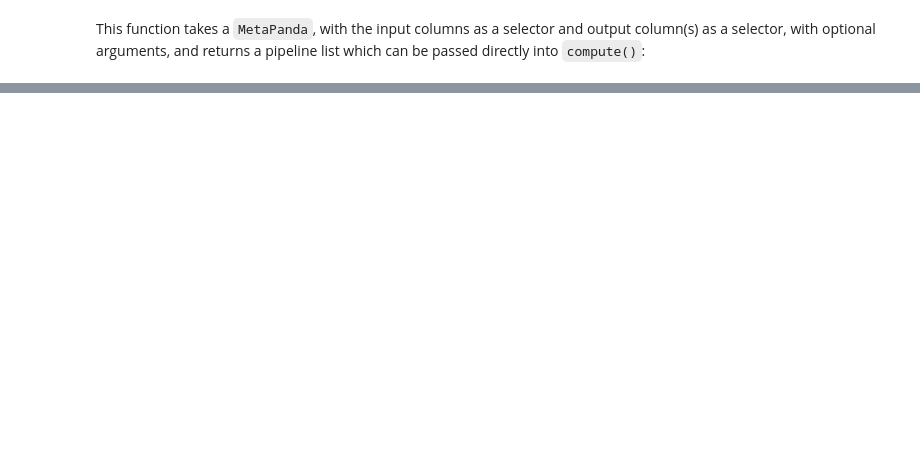
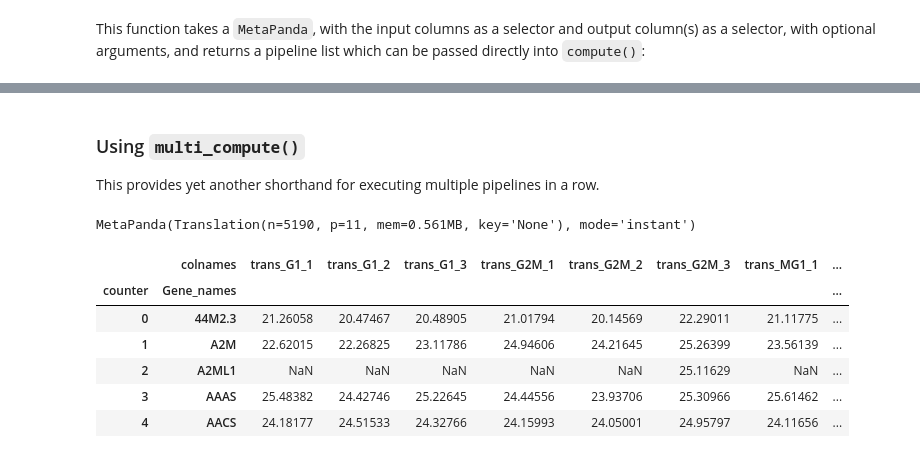
Before and after one commit to gregparkes/turbopanda, a Jupyter notebook: examples/notebook2.ipynb, the cells around one changed output, grey strips where cells are left out. Saved outputs shown, nothing was run; the diff lists cells and outputs as text; code cells hidden in the pictures; blank space fills up the shorter version.

```diff
--- a/examples/notebook2.ipynb
+++ b/examples/notebook2.ipynb
@@ -208,0 +275,3 @@ MetaPanda(Translation(n=5190, p=11, mem=0.725MB), mode='instant')
+# %%
+g2 = turb.read("translation.csv", name="Translation")
+g2
@@ -208,0 +298,37 @@ MetaPanda(Translation(n=5190, p=11, mem=0.725MB), mode='instant')
+# %%
+pipe1 = turb.pipe([
+    # expand on protein IDs
+    ["expand", "prot_IDs", "sep=;"],
+    # split of the -2,-3 etc to get duplicates
+    ["transform", lambda x: x.str.split("-",expand=True)[0], "^prot_ID"],
+    # filter out duplicates
+    ["filter_rows", lambda x: ~x.duplicated(), "^prot_ID"],
+])
+
+pipe2 = turb.pipe([
+    # drop protein name
+    ["drop", "prot_name"],
+    # groupby counter,gene names and then aggregate on mean
+    ["apply", "groupby__mean", ["counter","Gene_names"]],
+    # rename
+    ["rename", [("translation","trans")]]
+])
+# %% [markdown]
+### Using `multi_compute()`
+
+This provides yet another shorthand for executing multiple pipelines in a row.
+# %%
+g2_refreshed = g2.multi_compute([pipe1, pipe2])
+g2_refreshed
+# %% [output]
+MetaPanda(Translation(n=5190, p=11, mem=0.561MB, key='None'), mode='instant')
+# %%
+g2_refreshed.head()
+# %% [output]
+|  | colnames | trans_G1_1 | trans_G1_2 | trans_G1_3 | trans_G2M_1 | trans_G2M_2 | trans_G2M_3 | trans_MG1_1 | ... |
+| counter | Gene_names |  |  |  |  |  |  |  | ... |
+| 0 | 44M2.3 | 21.26058 | 20.47467 | 20.48905 | 21.01794 | 20.14569 | 22.29011 | 21.11775 | ... |
+| 1 | A2M | 22.62015 | 22.26825 | 23.11786 | 24.94606 | 24.21645 | 25.26399 | 23.56139 | ... |
+| 2 | A2ML1 | NaN | NaN | NaN | NaN | NaN | 25.11629 | NaN | ... |
+| 3 | AAAS | 25.48382 | 24.42746 | 25.22645 | 24.44556 | 23.93706 | 25.30966 | 25.61462 | ... |
+| 4 | AACS | 24.18177 | 24.51533 | 24.32766 | 24.15993 | 24.05001 | 24.95797 | 24.11656 | ... |
```
Also changed, not shown: parts of 39 cells of this notebook, 6 other files.
